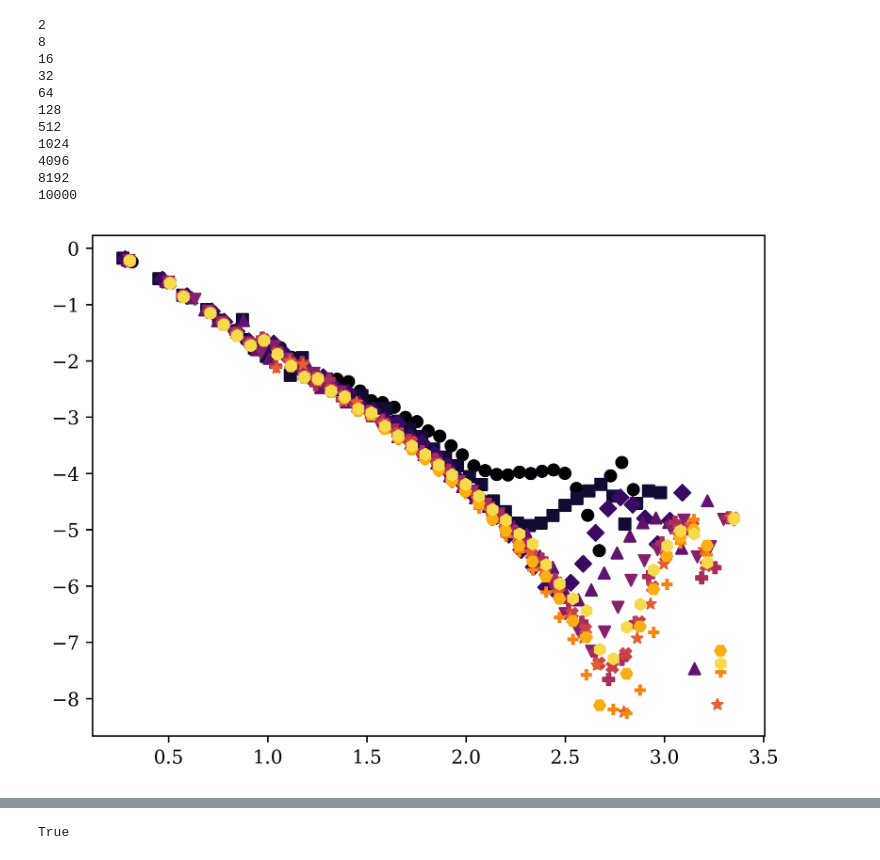
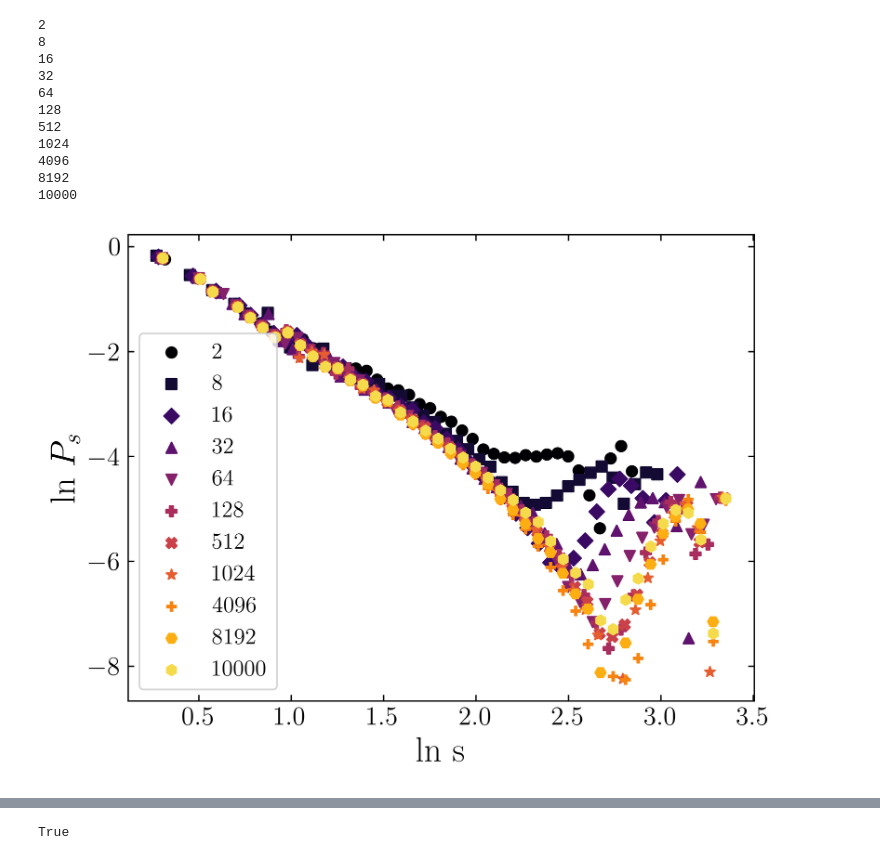
Before and after one commit to michaelsouza/dla-collagen, a Jupyter notebook: codigo_finalizado/avalanche_fibril.ipynb, the cells around one changed output, grey strips where cells are left out. Saved outputs shown, nothing was run; the diff lists cells and outputs as text; code cells hidden in the pictures.

```diff
--- a/codigo_finalizado/avalanche_fibril.ipynb
+++ b/codigo_finalizado/avalanche_fibril.ipynb
@@ -94,9 +94,11 @@ plt.rc('font', family='serif')
 cmap = plt.get_cmap('inferno')
 plt.rcParams['axes.prop_cycle'] = plt.cycler(color=cmap(np.linspace(0, 1, 12)))
 markers = ['o', 's', 'D', '^', 'v', 'P', 'X', '*', '+', 'H', 'h']
+plt.rcParams['text.usetex'] = True
 # %%
 # Define the list of specific numbers
 ts = [1024, 32,10000, 8192, 16, 4096, 2, 8, 128, 512, 64]
+
 specific_numbers = sorted(ts)  # Sort the list in ascending order
 gamma = np.loadtxt('/home/robert/Datas/gamma_ts.dat')
 
@@ -122,6 +124,17 @@ for file_name in dat_files:
         number_file_map[file_number] = file_name
 
 i = 0
+
+plt.rc('axes', titlesize=45)
+plt.rc('axes', labelsize=20)
+plt.rc('lines', markersize=6)
+plt.rc('lines', linewidth=2)
+plt.rc('legend', loc='best')
+plt.rc('legend', fontsize=13)
+plt.rc('xtick', labelsize=15)
+plt.rc('ytick', labelsize=15)
+plt.rc('font', family='serif')
+
 plt.figure(dpi = 600)
 # Iterate over specific numbers in ascending order
 for file_number in specific_numbers[:]:
@@ -136,7 +149,7 @@ for file_number in specific_numbers[:]:
         y = data[:, 1]
 
         # Plot the curve
-        plt.scatter(x, y, label=r'$T_{s}$ %d: $\gamma$ = %.2f' %(file_number,gamma[i,1]), marker=markers[i])
+        plt.scatter(x, y, label = '%.2f' %gamma[i,1], marker=markers[i])
         i+=1
 
 
@@ -179,8 +192,8 @@ for file_number in specific_numbers[:]:
         i+=1
 
 # Adding labels and title
-plt.xlabel('log s')
-plt.ylabel(r'log $P_{s}$')
+plt.xlabel('ln s')
+plt.ylabel(r'ln $P_{s}$')
 
 # Criar uma legenda no canto inferior esquerdo
 plt.legend()
@@ -228,35 +235,44 @@ for file_name in dat_files:
         number_file_map[file_number] = file_name
 
 i = 0
 plt.figure(dpi = 600)
 # Iterate over specific numbers in ascending order
 for file_number in specific_numbers[:]:
     print(file_number)
     if file_number in number_file_map:
         file_name = number_file_map[file_number]
         file_path = os.path.join(folder_path, file_name)
         data = np.loadtxt(file_path)
 
         # Separate the columns
         x = data[:, 0]
         y = data[:, 1]
 
         # Plot the curve
-        plt.scatter(x, y, label=r'$T_{s}$ %d: $\gamma$ = %.2f' %(file_number,gamma[i,1]), marker=markers[i])
+        plt.scatter(x, y, label=r'%d' %(file_number), marker=markers[i])
         i+=1
+
+# Adding labels and title
+plt.xlabel('ln s')
+plt.ylabel(r'ln $P_{s}$')
+
+# Criar uma legenda no canto inferior esquerdo
+plt.legend()
+plt.tick_params(direction='in', top=True, right=True, labeltop=False, labelright=False)
+plt.show()
 # %% [output]
 2
 8
 16
 32
 64
 128
 512
 1024
 4096
 8192
 10000
-[figure, old version]
+[figure, new version]
 # %%
 # Specify the folder path containing the .dat files
 folder_path = '/home/robert/Datas/ava_sizes/'
```
Also changed, not shown: parts of 3 cells of this notebook, 6 other files.
